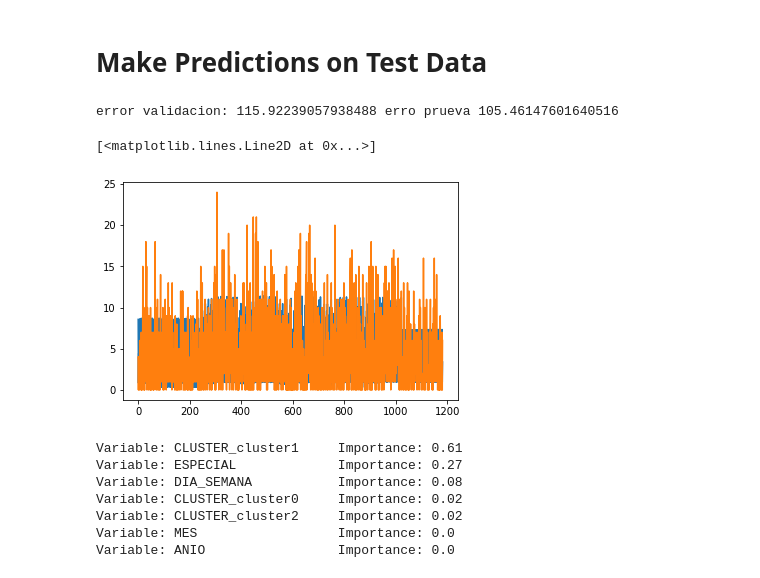
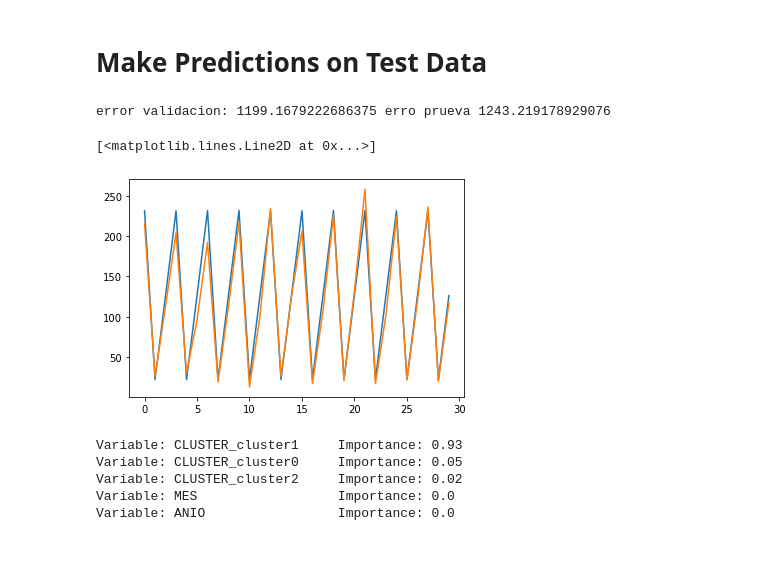
Before and after one commit to felinblackcat/Trabajo1TAE2020, a Jupyter notebook: Jorge/no puedo creer que esto funcione/arbol_mes.ipynb, the cells around one changed output. Saved outputs shown, nothing was run; the diff lists cells and outputs as text; code cells hidden in the pictures; blank space fills up the shorter version.

```diff
--- a/Jorge/no puedo creer que esto funcione/arbol_mes.ipynb
+++ b/Jorge/no puedo creer que esto funcione/arbol_mes.ipynb
@@ -128,7 +128,7 @@ features_val['DIA_SEMANA']=pd.to_datetime(features_val['ANIO']*10000+features_va
 
 
 features_train = pd.get_dummies(features_train)
-features_train=features_train.groupby(['DIA_SEMANA','MES','ANIO','ESPECIAL','CLUSTER']).agg({'CLASE_atropello':'sum','CLASE_caida ocupante':'sum','CLASE_choque':'sum','CLASE_otro':'sum','CLASE_volcamiento':'sum'})
+features_train=features_train.groupby(['MES','ANIO','CLUSTER']).agg({'CLASE_atropello':'sum','CLASE_caida ocupante':'sum','CLASE_choque':'sum','CLASE_otro':'sum','CLASE_volcamiento':'sum'})
 nombre_columnasTipo=['atropello', 'caidaocupante','choque','otro','volcamiento']
 features_train.columns = nombre_columnasTipo
 features_train = features_train.reset_index()
@@ -141,7 +141,7 @@ features_train = pd.get_dummies(features_train)
 
 
 features_val = pd.get_dummies(features_val)
-features_val=features_val.groupby(['DIA_SEMANA','MES','ANIO','ESPECIAL','CLUSTER']).agg({'CLASE_atropello':'sum','CLASE_caida ocupante':'sum','CLASE_choque':'sum','CLASE_otro':'sum','CLASE_volcamiento':'sum'})
+features_val=features_val.groupby(['MES','ANIO','CLUSTER']).agg({'CLASE_atropello':'sum','CLASE_caida ocupante':'sum','CLASE_choque':'sum','CLASE_otro':'sum','CLASE_volcamiento':'sum'})
 nombre_columnasTipo=['atropello', 'caidaocupante','choque','otro','volcamiento']
 features_val.columns = nombre_columnasTipo
 features_val = features_val.reset_index()
@@ -234,23 +238,23 @@ rf.fit(features_train,label_train);
 # %%
 from sklearn.metrics import mean_squared_error as rmse
 # Use the forest's predict method on the test data
 prediccion_validacion = rf.predict(features_val)
 prediccion_entrenamiento=rf.predict(features_train)
 # Calculate the absolute errors
 error=rmse(label_val, prediccion_validacion)
 error2=rmse(label_train, prediccion_entrenamiento)
 
 # Print out the mean absolute error (mae)
 print('error validacion:', error,"erro prueva",error2)
 #plt.plot(prediccion_validacion[80])
 #plt.plot(test_labels[80])
-plt.plot(prediccion_entrenamiento[:,4])
+plt.plot(prediccion_entrenamiento[0:30:,3])
 
-plt.plot(label_train[:,4])
+plt.plot(label_train[0:30:,3])
 # %% [output]
-error validacion: 115.92239057938488 erro prueva 105.46147601640516
+error validacion: 1199.1679222686375 erro prueva 1243.219178929076
 [<matplotlib.lines.Line2D at 0x...>]
-[figure, old version]
+[figure, new version]
 # %%
 
 # Get numerical feature importances
@@ -265,10 +269,8 @@ feature_importances = sorted(feature_importances, key = lambda x: x[1], reverse
 # Print out the feature and importances
 [print('Variable: {:20} Importance: {}'.format(*pair)) for pair in feature_importances];
 # %% [output]
-Variable: CLUSTER_cluster1     Importance: 0.61
-Variable: ESPECIAL             Importance: 0.27
-Variable: DIA_SEMANA           Importance: 0.08
-Variable: CLUSTER_cluster0     Importance: 0.02
+Variable: CLUSTER_cluster1     Importance: 0.93
+Variable: CLUSTER_cluster0     Importance: 0.05
 Variable: CLUSTER_cluster2     Importance: 0.02
 Variable: MES                  Importance: 0.0
 Variable: ANIO                 Importance: 0.0
```
Also changed, not shown: parts of 3 cells of this notebook, 1 other file.
